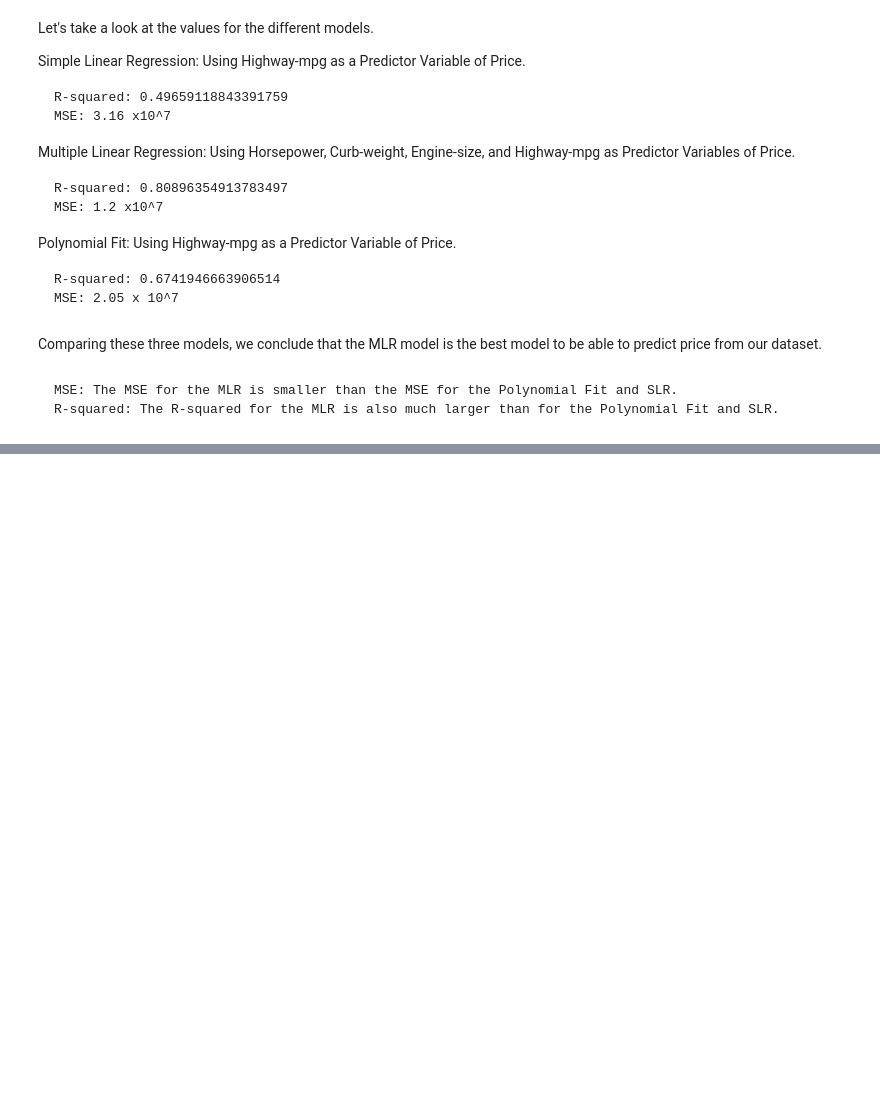
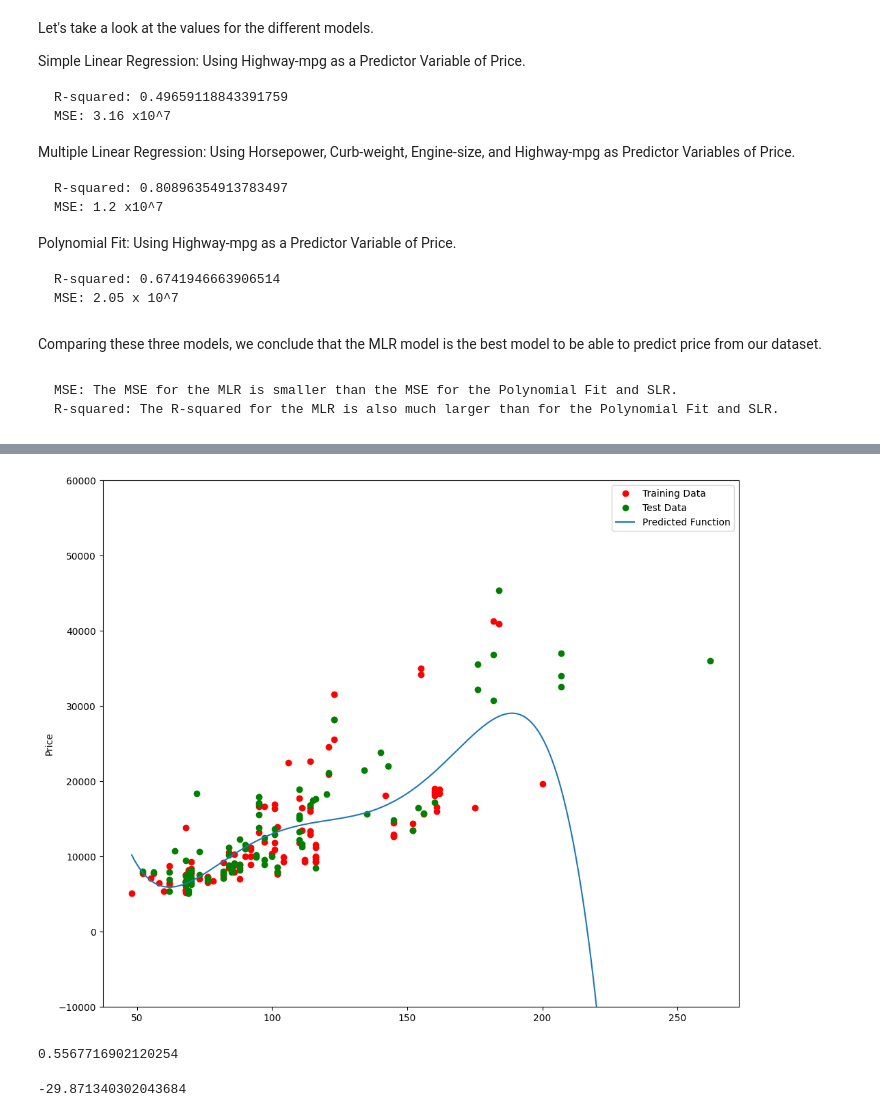
Before and after one commit to garcia7adri/data_science, a Jupyter notebook: Python/Data_Analysis_Project/cars_analyzing_variables_project.ipynb, the cells around one changed output, grey strips where cells are left out. Drawn from its saved outputs; the diff is of its cells as text; code cells hidden in the pictures; blank space fills up the shorter version.

```diff
--- a/Python/Data_Analysis_Project/cars_analyzing_variables_project.ipynb
+++ b/Python/Data_Analysis_Project/cars_analyzing_variables_project.ipynb
@@ -994,0 +1048,3 @@ Comparing these three models, we conclude that the MLR model is the best model t
+# %%
+#drop price
+x_data=df.drop('price',axis=1)
@@ -994,0 +1165,3 @@ Comparing these three models, we conclude that the MLR model is the best model t
+# %%
+#55 percent of the data for training and the rest for testing
+x_train, x_test, y_train, y_test = train_test_split(x_data, y_data, test_size=0.45, random_state=0)
@@ -994,0 +1194,14 @@ Comparing these three models, we conclude that the MLR model is the best model t
+# %%
+PollyPlot(x_train['horsepower'], x_test['horsepower'], y_train, y_test, poly,pr)
+# %% [output]
+[figure, added]
+# %%
+#R^2 of the training data
+poly.score(x_train_pr, y_train)
+# %% [output]
+0.5567716902120254
+# %%
+#R^2 of the test data
+poly.score(x_test_pr, y_test)
+# %% [output]
+-29.871340302043684
```
Also changed, not shown: parts of 61 cells of this notebook.
